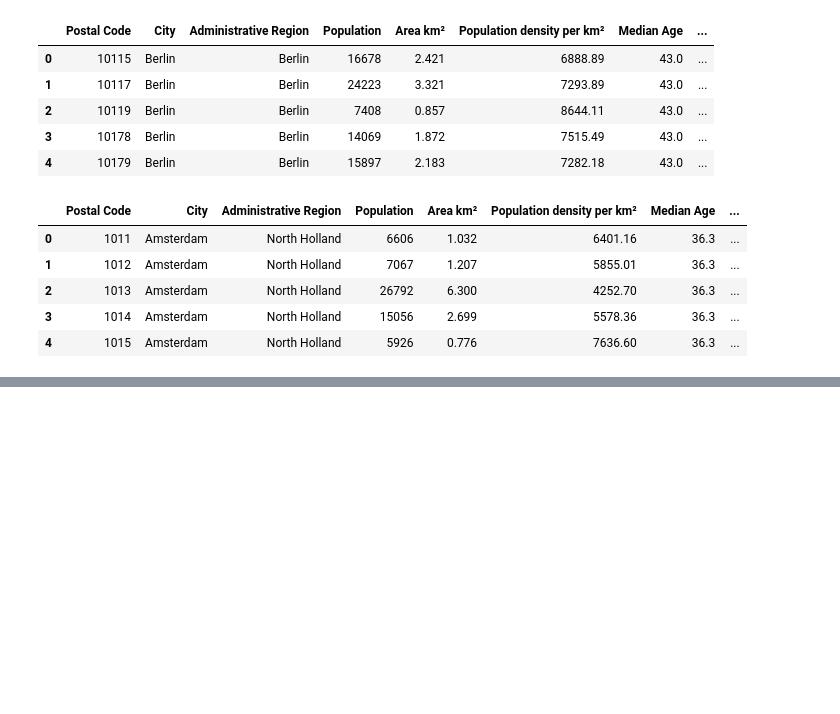
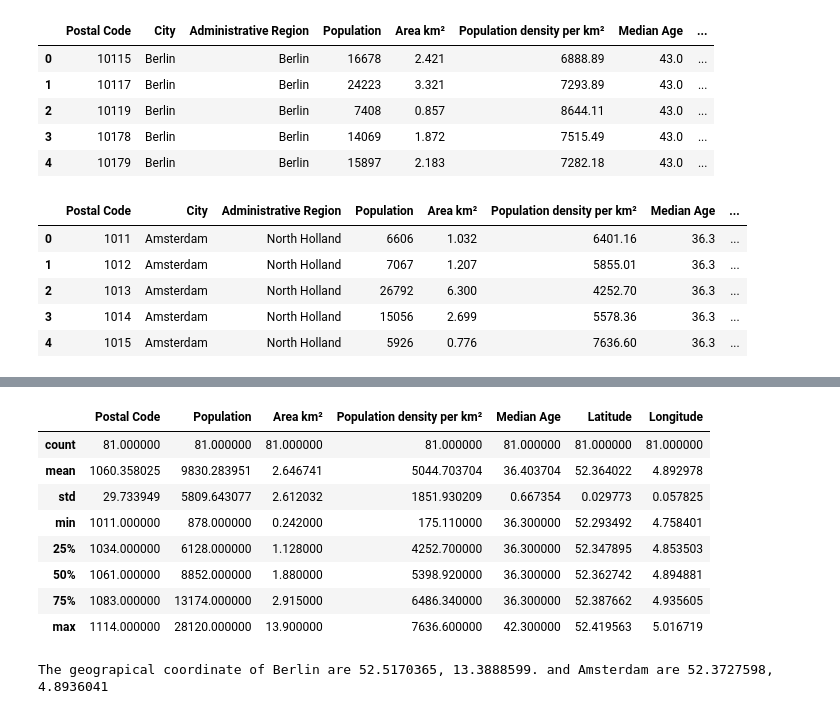
Before and after one commit to kzwolenik95/Coursera_Capstone, a Jupyter notebook: capstone-project-the-battle-of-neighborhoods-week-1.ipynb, the cells around one changed output, grey strips where cells are left out. Cells and saved outputs as stored; diff of their text form; code cells hidden in the pictures; blank space fills up the shorter version.

```diff
--- a/capstone-project-the-battle-of-neighborhoods-week-1.ipynb
+++ b/capstone-project-the-battle-of-neighborhoods-week-1.ipynb
@@ -122,0 +137,25 @@ amsterdam_merged.head()
+# %%
+amsterdam_merged.describe()
+# %% [output]
+|  | Postal Code | Population | Area km² | Population density per km² | Median Age | Latitude | Longitude |
+| count | 81.000000 | 81.000000 | 81.000000 | 81.000000 | 81.000000 | 81.000000 | 81.000000 |
+| mean | 1060.358025 | 9830.283951 | 2.646741 | 5044.703704 | 36.403704 | 52.364022 | 4.892978 |
+| std | 29.733949 | 5809.643077 | 2.612032 | 1851.930209 | 0.667354 | 0.029773 | 0.057825 |
+| min | 1011.000000 | 878.000000 | 0.242000 | 175.110000 | 36.300000 | 52.293492 | 4.758401 |
+| 25% | 1034.000000 | 6128.000000 | 1.128000 | 4252.700000 | 36.300000 | 52.347895 | 4.853503 |
+| 50% | 1061.000000 | 8852.000000 | 1.880000 | 5398.920000 | 36.300000 | 52.362742 | 4.894881 |
+| 75% | 1083.000000 | 13174.000000 | 2.915000 | 6486.340000 | 36.300000 | 52.387662 | 4.935605 |
+| max | 1114.000000 | 28120.000000 | 13.900000 | 7636.600000 | 42.300000 | 52.419563 | 5.016719 |
+# %%
+address_berlin = 'Berlin, Germany'
+address_amsterdam = 'Amsterdam, Netherlands'
+
+geolocator = Nominatim(user_agent="explorer")
+berlin_location = geolocator.geocode(address_berlin)
+berlin_lat, berlin_lon = (berlin_location.latitude, berlin_location.longitude)
+
+amsterdam_location = geolocator.geocode(address_amsterdam)
+amsterdam_lat, amsterdam_lon = (amsterdam_location.latitude, amsterdam_location.longitude)
+print(f'The geograpical coordinate of Berlin are {berlin_lat}, {berlin_lon}. and Amsterdam are {amsterdam_lat}, {amsterdam_lon}')
+# %% [output]
+The geograpical coordinate of Berlin are 52.5170365, 13.3888599. and Amsterdam are 52.3727598, 4.8936041
```
Also changed, not shown: parts of 6 cells of this notebook.
